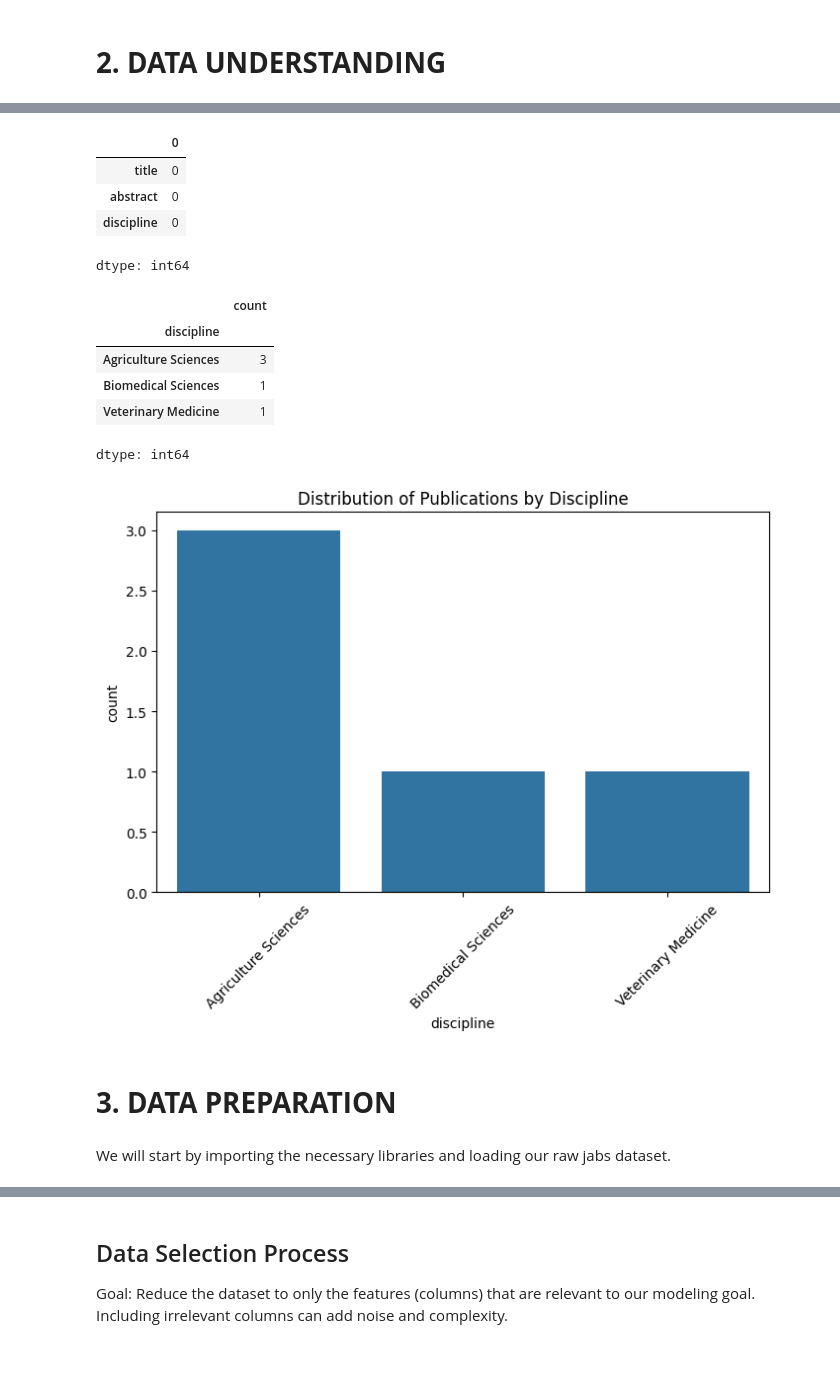
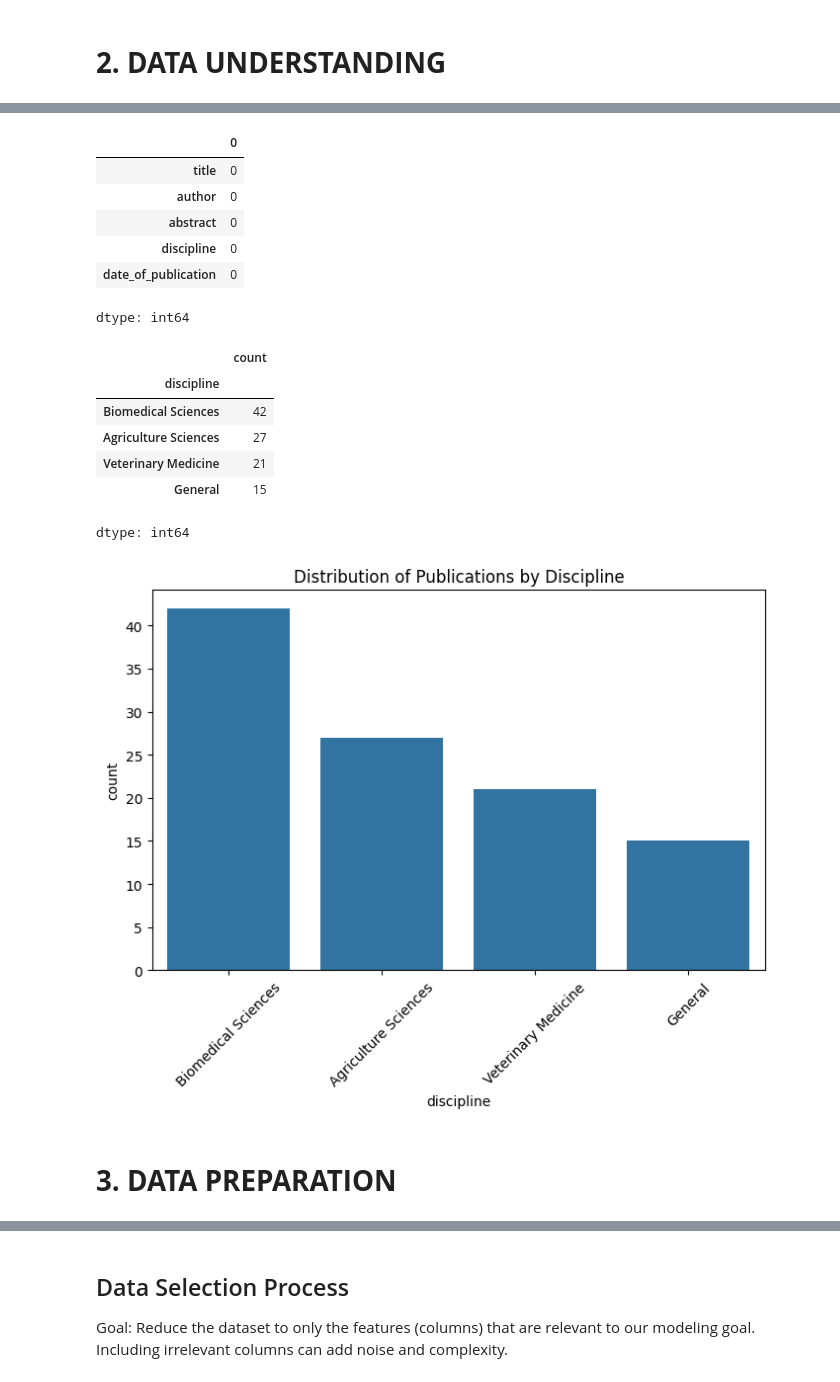
Before and after one commit to chimuka-e-sakala/code-unza25-csc4792-project_team_3-repository-for-Project-Team-3, a Jupyter notebook: code_unza25_csc4792_project_team_3_notebook_ipynb_for_Project_Team_3.ipynb, the cells around one changed output, grey strips where cells are left out. Saved outputs shown, nothing was run; the diff lists cells and outputs as text; code cells hidden in the pictures.

```diff
--- a/code_unza25_csc4792_project_team_3_notebook_ipynb_for_Project_Team_3.ipynb
+++ b/code_unza25_csc4792_project_team_3_notebook_ipynb_for_Project_Team_3.ipynb
@@ -159,8 +184,10 @@ df.describe(include='all')
 # %%
-df.isnull().sum()
+var_working_df.isnull().sum()
 # %% [output]
 |  | 0 |
 | title | 0 |
+| author | 0 |
 | abstract | 0 |
 | discipline | 0 |
+| date_of_publication | 0 |
 dtype: int64
@@ -170,9 +194,10 @@ df = pd.read_csv('/content/drive/MyDrive/Colab Project/jabs.csv')
 # %%
-df['discipline'].value_counts()
+var_working_df['discipline'].value_counts()
 # %% [output]
 |  | count |
 | discipline |  |
-| Agriculture Sciences | 3 |
-| Biomedical Sciences | 1 |
-| Veterinary Medicine | 1 |
+| Biomedical Sciences | 42 |
+| Agriculture Sciences | 27 |
+| Veterinary Medicine | 21 |
+| General | 15 |
 dtype: int64
@@ -182,12 +204,10 @@ import seaborn as sns
 # %%
 plt.figure(figsize=(8,5))
-sns.countplot(data=df, x='discipline', order=df['discipline'].value_counts().index)
+sns.countplot(data=var_working_df, x='discipline', order=var_working_df['discipline'].value_counts().index)
 plt.title('Distribution of Publications by Discipline')
 plt.xticks(rotation=45)
 plt.show()
 # %% [output]
-[figure, old version]
+[figure, new version]
 # %% [markdown]
 # **3. DATA PREPARATION**
-# %% [markdown]
-We will start by importing the necessary libraries and loading our raw jabs dataset.
```
Also changed, not shown: parts of 24 cells of this notebook.
